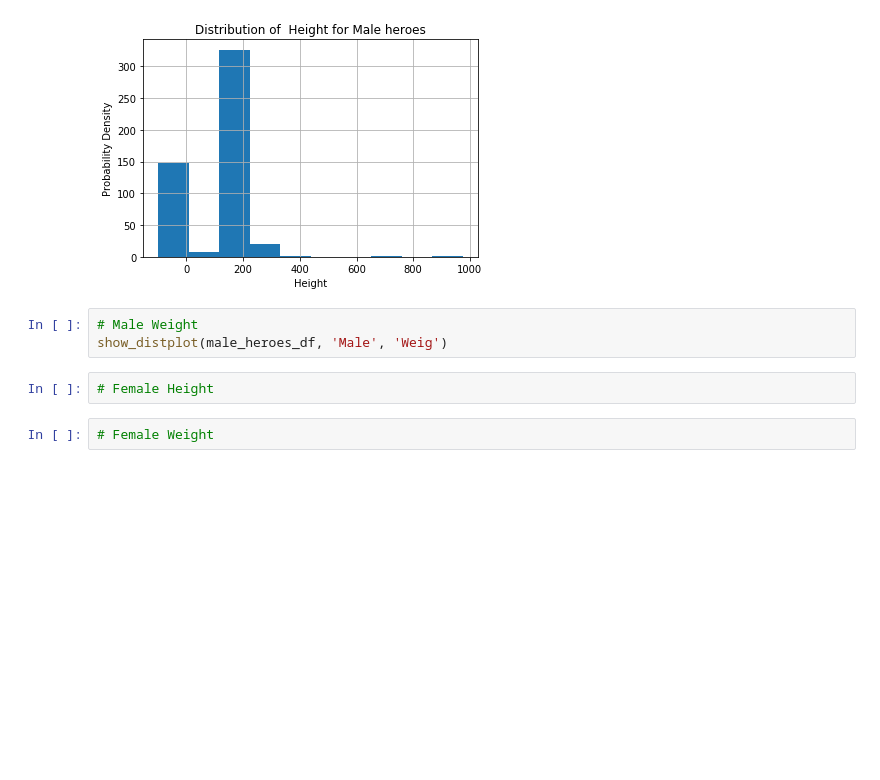
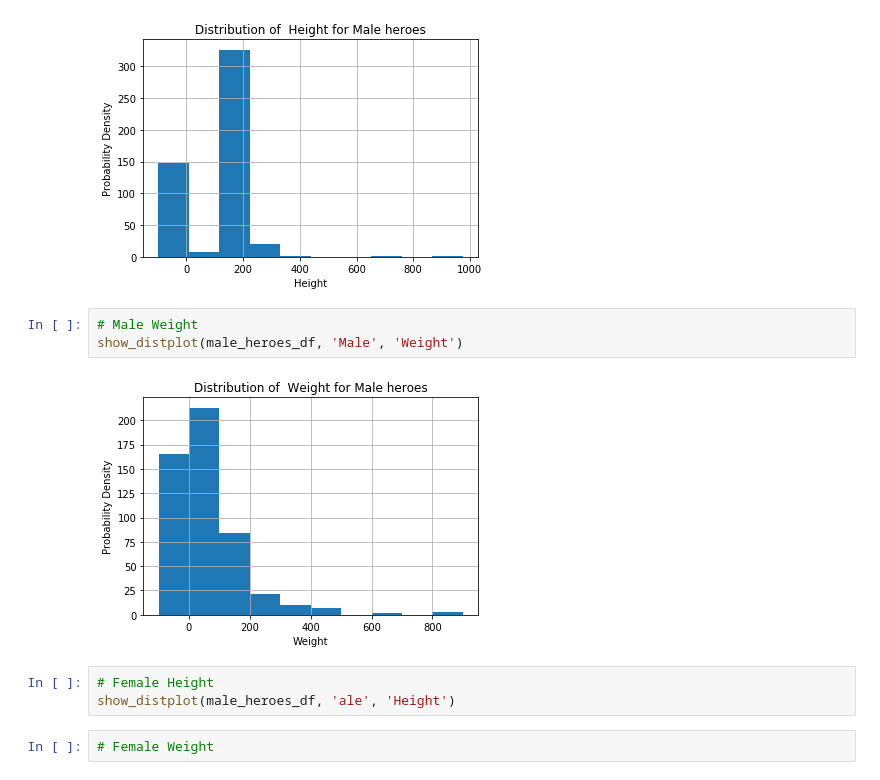
Before and after one commit to lnhdn/dsc-data-cleaning-project-nyc-ds-career-042219, a Jupyter notebook: index.ipynb, the cells around one changed output. Cells and saved outputs as stored; diff of their text form; blank space fills up the shorter version.

```diff
--- a/index.ipynb
+++ b/index.ipynb
@@ -302,9 +302,12 @@ show_distplot(male_heroes_df, 'Male', 'Height')
 [figure]
 # %%
 # Male Weight
-show_distplot(male_heroes_df, 'Male', 'Weig')
+show_distplot(male_heroes_df, 'Male', 'Weight')
+# %% [output]
+[figure, added]
 # %%
 # Female Height
+show_distplot(male_heroes_df, 'ale', 'Height')
 # %%
 # Female Weight
 # %% [markdown]
```
